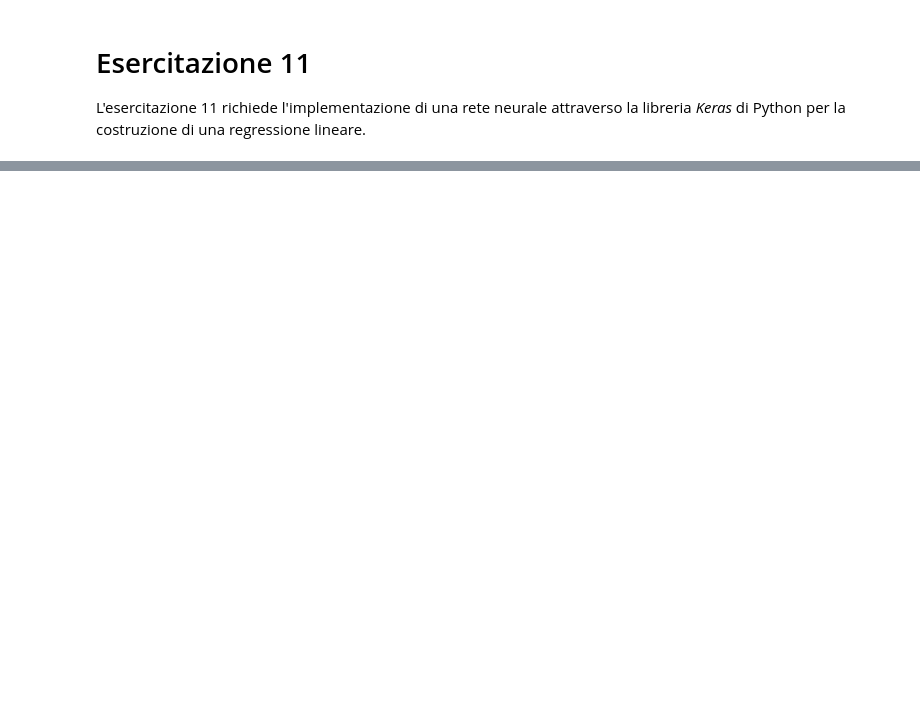
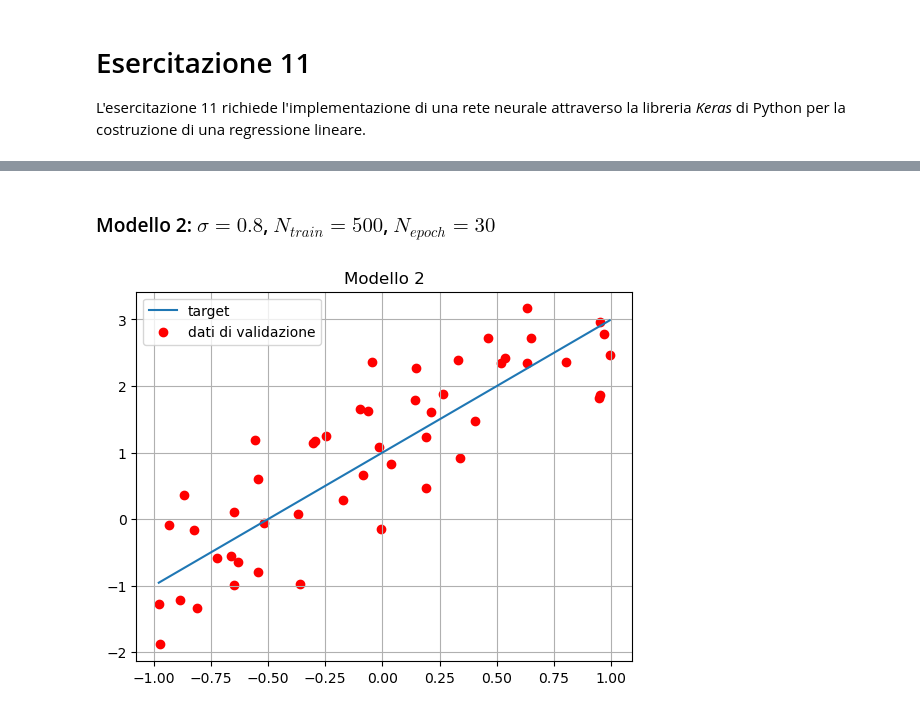
Before and after one commit to paolo-magnani/Esercizi_LSN, a Jupyter notebook: Es11/Esercitazione11.ipynb, the cells around one changed output, grey strips where cells are left out. Saved outputs shown, nothing was run; the diff lists cells and outputs as text; code cells hidden in the pictures; blank space fills up the shorter version.

```diff
--- a/Es11/Esercitazione11.ipynb
+++ b/Es11/Esercitazione11.ipynb
@@ -93,0 +79,23 @@ model.get_weights()
+# %% [markdown]
+### Modello 2: $\sigma=0.8$,  $N_{train}=500$, $N_{epoch}=30$
+# %%
+# generate training inputs
+np.random.seed(1)
+x_train = np.random.uniform(-1, 1, 500)
+x_valid = np.random.uniform(-1, 1, 50)
+x_valid.sort()
+y_target = m * x_valid + b # ideal (target) linear function
+
+sigma = 0.8 # noise standard deviation
+y_train = np.random.normal(m * x_train + b, sigma) # actual measures from which we want to guess regression parameters
+y_valid = np.random.normal(m * x_valid + b, sigma)
+
+# plot validation and target dataset
+plt.plot(x_valid, y_target, label='target')
+plt.scatter(x_valid, y_valid, color='r', label='dati di validazione')
+plt.legend()
+plt.grid(True)
+plt.title('Modello 2')
+plt.show()
+# %% [output]
+[figure, added]
```
Also changed, not shown: parts of 21 cells of this notebook.
